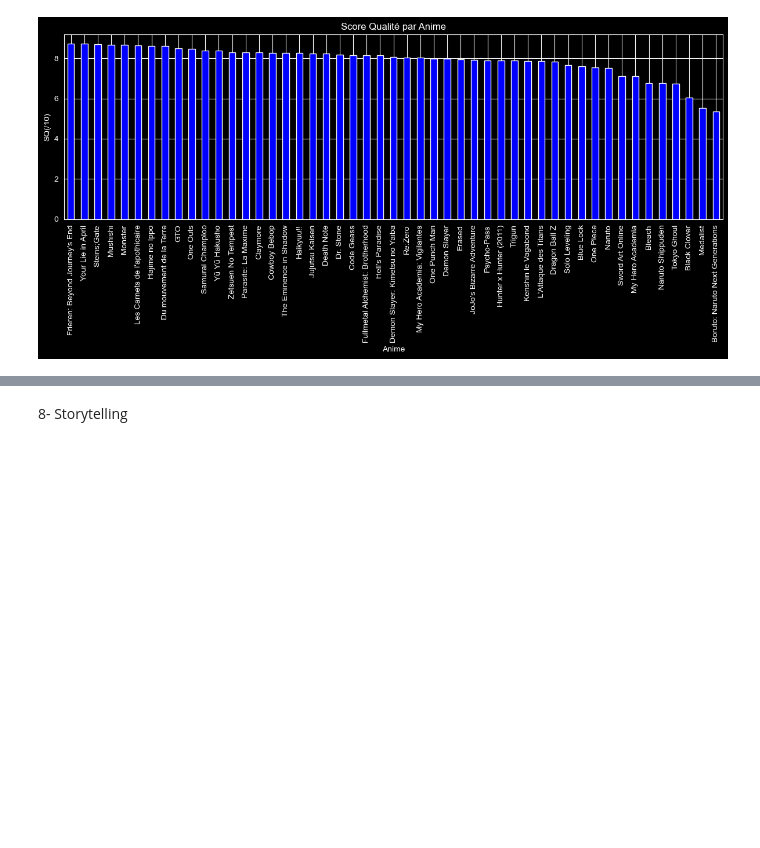
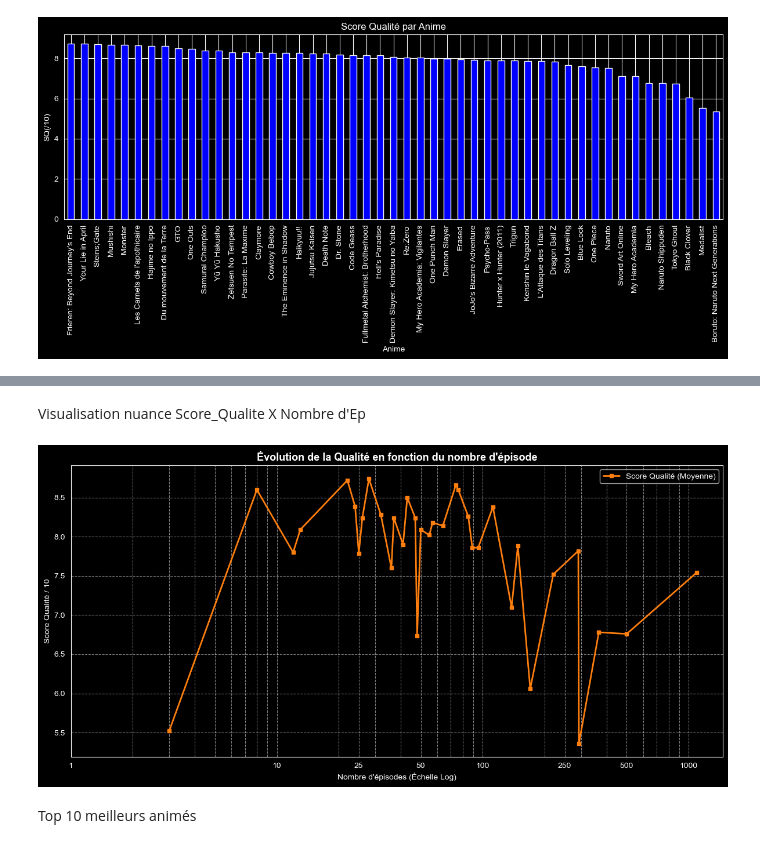
Before and after one commit to Ali77225/Analyse-DATA-Anim-s, a Jupyter notebook: Notebook anime.ipynb, the cells around one changed output, grey strips where cells are left out. Drawn from its saved outputs; the diff is of its cells as text; code cells hidden in the pictures; blank space fills up the shorter version.

```diff
--- a/Notebook anime.ipynb
+++ b/Notebook anime.ipynb
@@ -331,0 +334,20 @@ plt.show()
+# %%
+import pandas as pd
+import numpy as np
+import matplotlib.pyplot as plt
+
+# 1. Suppression de la colonne contenant les 'nan'
+# On utilise errors='ignore' pour éviter un plantage si la colonne est déjà absente
+colonnes_a_supprimer = ['Recommandation_pourcent', 'Recommandation_Pourcent']
+df_clean = df_clean.drop(columns=colonnes_a_supprimer, errors='ignore')
+
+# 2. Nettoyage des noms de colonnes restantes (retrait des espaces invisibles)
+df_clean.columns = df_clean.columns.str.strip()
+
+# 3. Recréation propre de la colonne de recommandation sur le DataFrame clean
+# Assurez-vous que 'conditions' et 'multiplicateurs' sont définis dans votre notebook
+df_clean['Recommandation_Pourcent'] = (df_clean['Score_Qualite'] * np.select(conditions, multiplicateurs)) * 10
+
+# 4. Vérification du résultat
+print("Colonnes après nettoyage :", df_clean.columns.tolist())
+display(df_clean.head())
@@ -332,2 +362,31 @@ plt.show()
 # %% [markdown]
-8- Storytelling
+Visualisation nuance Score_Qualite X Nombre d'Ep
+# %%
+import matplotlib.pyplot as plt
+
+# Groupement par moyenne pour la clarté
+df_evol = df_clean.groupby('Nb_Episodes')['Score_Qualite'].mean().sort_index()
+
+plt.figure(figsize=(12, 6))
+
+plt.plot(df_evol.index, df_evol.values,
+         label='Score Qualité (Moyenne)',
+         color='#ff7f0e', marker='s', markersize=5, linewidth=2)
+
+# PASSAGE EN ÉCHELLE LOGARITHMIQUE sur l'axe X
+plt.xscale('log')
+
+# Personnalisation des graduations
+plt.xticks([1, 10, 25, 50, 100, 250, 500, 1000], ['1', '10', '25', '50', '100', '250', '500', '1000'])
+
+plt.title("Évolution de la Qualité en fonction du nombre d'épisode", fontsize=13, fontweight='bold')
+plt.xlabel("Nombre d'épisodes (Échelle Log)")
+plt.ylabel("Score Qualité / 10")
+plt.grid(True, which="both", linestyle='--', alpha=0.5)
+plt.legend()
+plt.tight_layout()
+plt.show()
+# %% [output]
+[figure, added]
+# %% [markdown]
+Top 10 meilleurs animés
```
Also changed, not shown: parts of 4 cells of this notebook.
